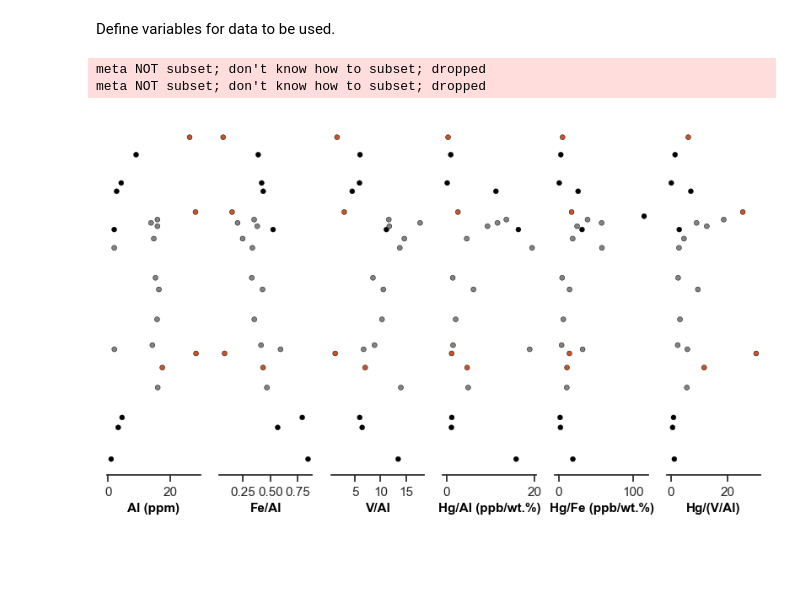
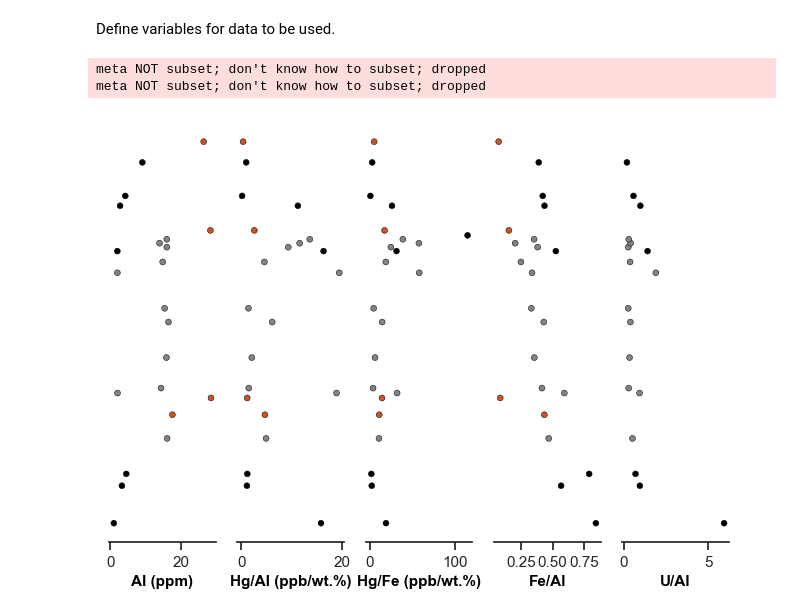
Before and after one commit to oluwaseun-edward/notebooks, a Jupyter notebook: shanggang.ipynb, the cells around one changed output. Drawn from its saved outputs; the diff is of its cells as text; code cells hidden in the pictures; blank space fills up the shorter version.

```diff
--- a/shanggang.ipynb
+++ b/shanggang.ipynb
@@ -101,37 +101,37 @@ Define variables for data to be used.
 # %%
 Al = sha['Al']
 Fe_Al = sha['Fe']/Al
-V_Al = sha['V']/Al
+U_Al = sha['U']/Al
 Hg_Al = Hg/Al
 Hg_Fe = Hg/sha['Fe']
-Hg_V = Hg/V_Al
+# Mo_Al = sha["Mo"]/Al
 # %%
-fig, axes = plt.subplots(figsize=(10, 5.45), nrows=1, ncols=6, sharey=True)
-ax0, ax1, ax2, ax3, ax4, ax5 = axes
-ax_list = [ax0, ax1, ax2, ax3, ax4, ax5]
-plt_list = [Al, Fe_Al, V_Al, Hg_Al, Hg_Fe, Hg_V]
-labels = ["Al (ppm)", "Fe/Al", "V/Al", "Hg/Al (ppb/wt.%)", "Hg/Fe (ppb/wt.%)", "Hg/(V/Al)"]
+fig, axes = plt.subplots(figsize=(8, 5.45), nrows=1, ncols=5, sharey=True)
+ax0, ax1, ax2, ax3, ax4 = axes
+ax_list = [ax0, ax1, ax2, ax3, ax4]
+plt_list = [Al, Hg_Al, Hg_Fe, Fe_Al, U_Al]
+labels = ["Al (ppm)", "Hg/Al (ppb/wt.%)", "Hg/Fe (ppb/wt.%)", "Fe/Al", "U/Al"]
 # xticks = [[1, 2, 3, 4, 5, 6, 7], [0, 10, 20]]
 # remove the y-axis ticks and y-axis itself.
 sns.despine(left=True, right=True, top=True, bottom=False)
 plt.yticks([])
 
 
 def make_plot(data, f_size, f_name):
     for i in range(len(ax_list)):
         sns.scatterplot(data=data, x=plt_list[i], y=depth, ax=ax_list[i],
                         color='black', legend=False, edgecolor='black',
                         size=20, hue='rock-type', palette=colors
                         )
         ax_list[i].tick_params(labelsize=f_size)
         # ax_list[i].set_xticks(xticks[i])
         ax_list[i].set_xlabel(labels[i], fontsize=f_size,
                               c="black", fontweight="bold")
     plt.savefig(f'{save_path}{f_name}.pdf')
 
 
 make_plot(sha, 11, 'sha_supplement')
 # %% [output]
 meta NOT subset; don't know how to subset; dropped
 meta NOT subset; don't know how to subset; dropped
-[figure, old version]
+[figure, new version]
```
Also changed, not shown: 3 other files.
